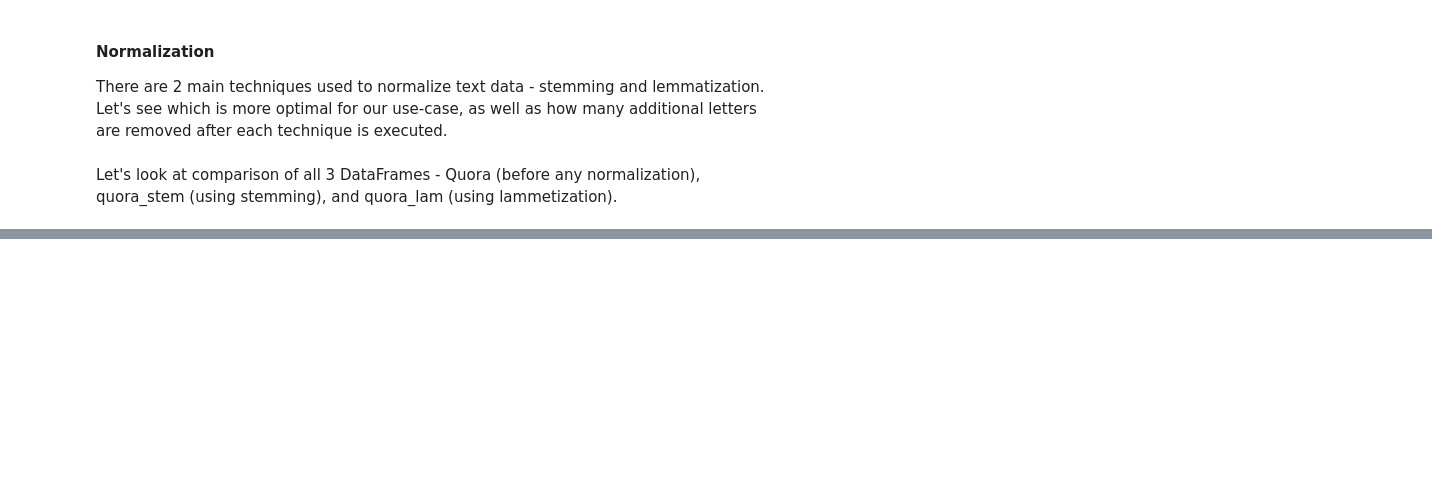
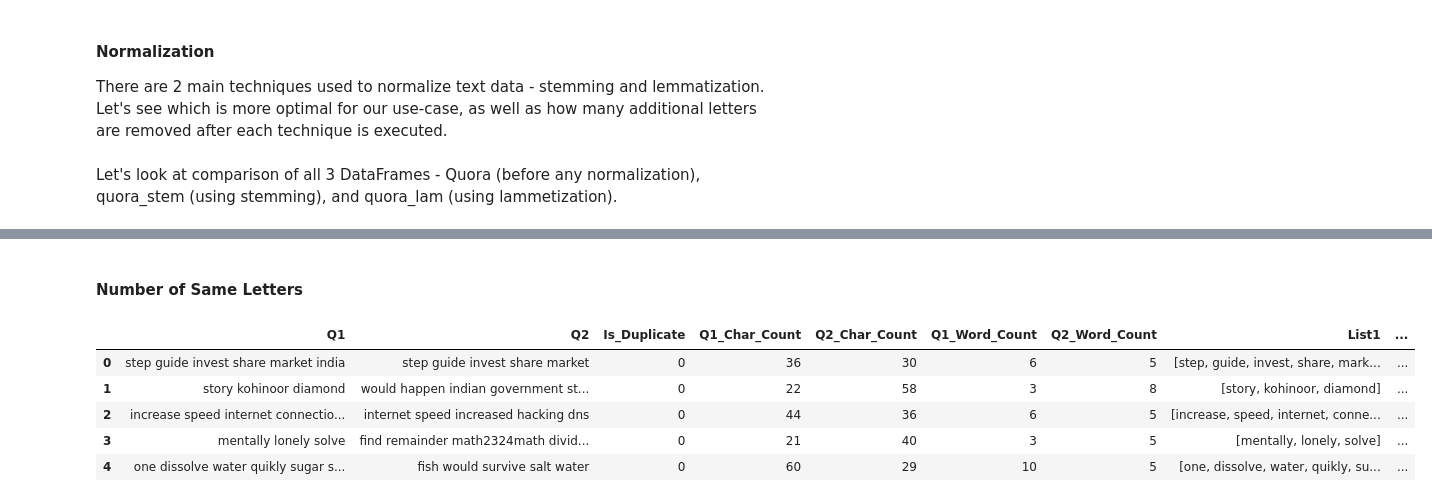
Before and after one commit to joshho77/NLP_Project, a Jupyter notebook: NLP Workflow.ipynb, the cells around one changed output, grey strips where cells are left out. Cells and saved outputs as stored; diff of their text form; code cells hidden in the pictures; blank space fills up the shorter version.

```diff
--- a/NLP Workflow.ipynb
+++ b/NLP Workflow.ipynb
@@ -404,0 +445,24 @@ Different modeling techniques can be used:
+# %%
+def convert(string):
+    lst = list(string.split(" "))
+    return lst
+# %%
+quora_c['List1'] = quora_c['Q1'].apply(convert)
+quora_c['List2'] = quora_c['Q2'].apply(convert)
+# %%
+quora_c['Same_Words'] = [set(x[7]) & set(x[8]) for x in quora_c.values]
+quora_c['Same_Words'] = quora_c['Same_Words'].str.len()
+# %% [markdown]
+#### Number of Same Letters
+# %%
+quora_c['Same_Letters'] = [set(x[0]) & set(x[1]) for x in quora_c.values]
+quora_c['Same_Letters'] = quora_c['Same_Letters'].str.len()
+# %%
+quora_c.head()
+# %% [output]
+|  | Q1 | Q2 | Is_Duplicate | Q1_Char_Count | Q2_Char_Count | Q1_Word_Count | Q2_Word_Count | List1 | ... |
+| 0 | step guide invest share market india | step guide invest share market | 0 | 36 | 30 | 6 | 5 | [step, guide, invest, share, mark... | ... |
+| 1 | story kohinoor diamond | would happen indian government st... | 0 | 22 | 58 | 3 | 8 | [story, kohinoor, diamond] | ... |
+| 2 | increase speed internet connectio... | internet speed increased hacking dns | 0 | 44 | 36 | 6 | 5 | [increase, speed, internet, conne... | ... |
+| 3 | mentally lonely solve | find remainder math2324math divid... | 0 | 21 | 40 | 3 | 5 | [mentally, lonely, solve] | ... |
+| 4 | one dissolve water quikly sugar s... | fish would survive salt water | 0 | 60 | 29 | 10 | 5 | [one, dissolve, water, quikly, su... | ... |
```
Also changed, not shown: parts of 60 cells of this notebook, 1 other file.
